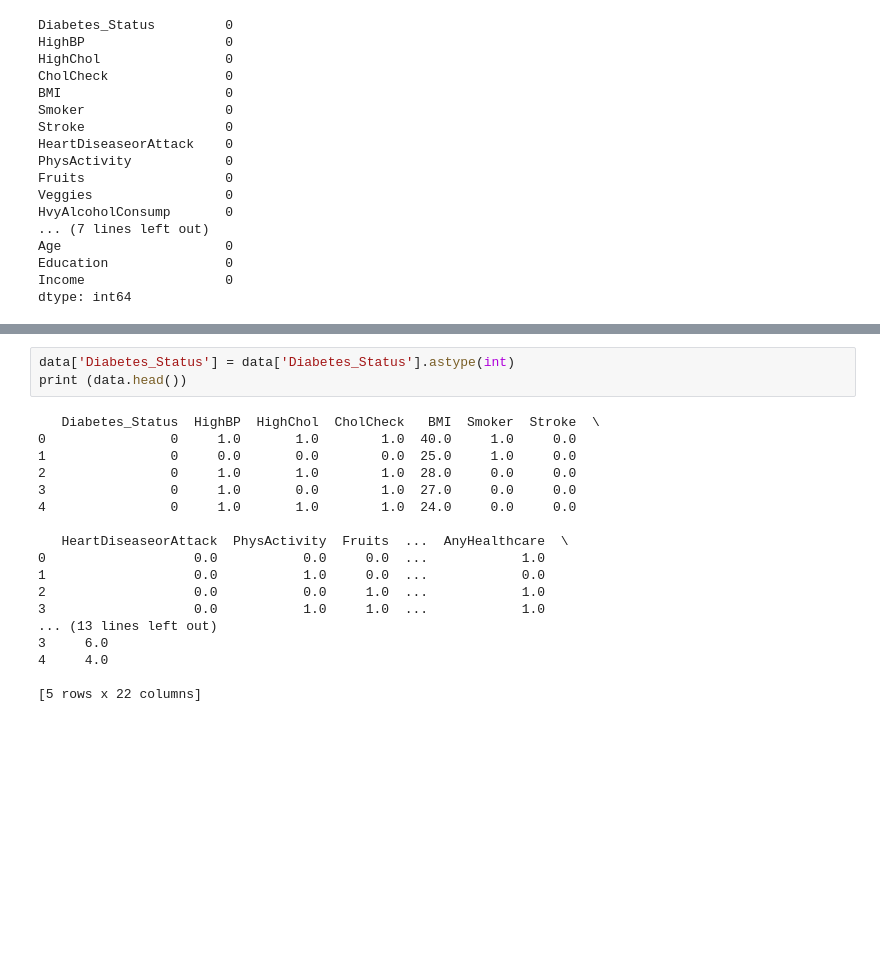
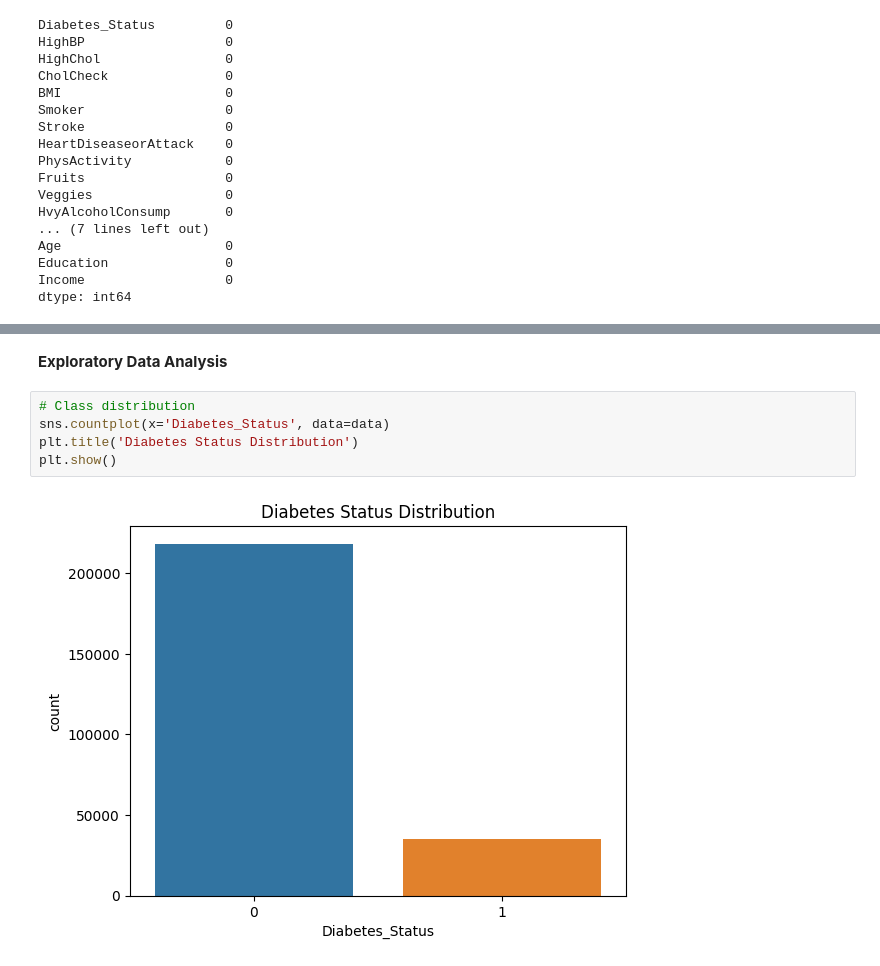
Before and after one commit to GraceOluwafemi/Msc-Project, a Jupyter notebook: project.ipynb, the cells around one changed output, grey strips where cells are left out. Saved outputs shown, nothing was run; the diff lists cells and outputs as text; blank space fills up the shorter version.

```diff
--- a/project.ipynb
+++ b/project.ipynb
@@ -99,22 +122,10 @@ data['Diabetes_Status'].value_counts()
 Name: Diabetes_Status, dtype: int64
-# %%
-data['Diabetes_Status'] = data['Diabetes_Status'].astype(int)
-print (data.head())
-# %% [output]
-   Diabetes_Status  HighBP  HighChol  CholCheck   BMI  Smoker  Stroke  \
-0                0     1.0       1.0        1.0  40.0     1.0     0.0
-1                0     0.0       0.0        0.0  25.0     1.0     0.0
-2                0     1.0       1.0        1.0  28.0     0.0     0.0
-3                0     1.0       0.0        1.0  27.0     0.0     0.0
-4                0     1.0       1.0        1.0  24.0     0.0     0.0
-
-   HeartDiseaseorAttack  PhysActivity  Fruits  ...  AnyHealthcare  \
-0                   0.0           0.0     0.0  ...            1.0
-1                   0.0           1.0     0.0  ...            0.0
-2                   0.0           0.0     1.0  ...            1.0
-3                   0.0           1.0     1.0  ...            1.0
-... (13 lines left out)
-3     6.0
-4     4.0
-
-[5 rows x 22 columns]
+# %% [markdown]
+**Exploratory Data Analysis**
+# %%
+# Class distribution
+sns.countplot(x='Diabetes_Status', data=data)
+plt.title('Diabetes Status Distribution')
+plt.show()
+# %% [output]
+[figure, added]
```
Also changed, not shown: parts of 15 cells of this notebook.
